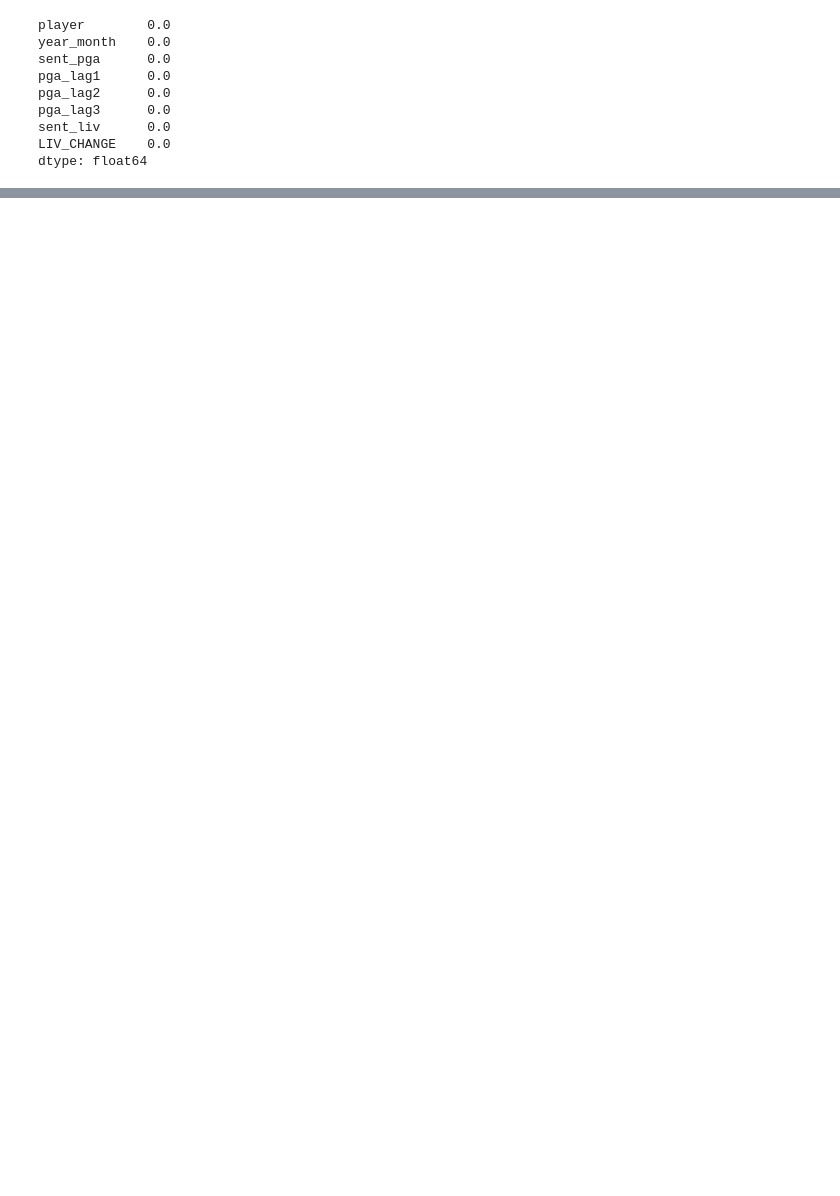
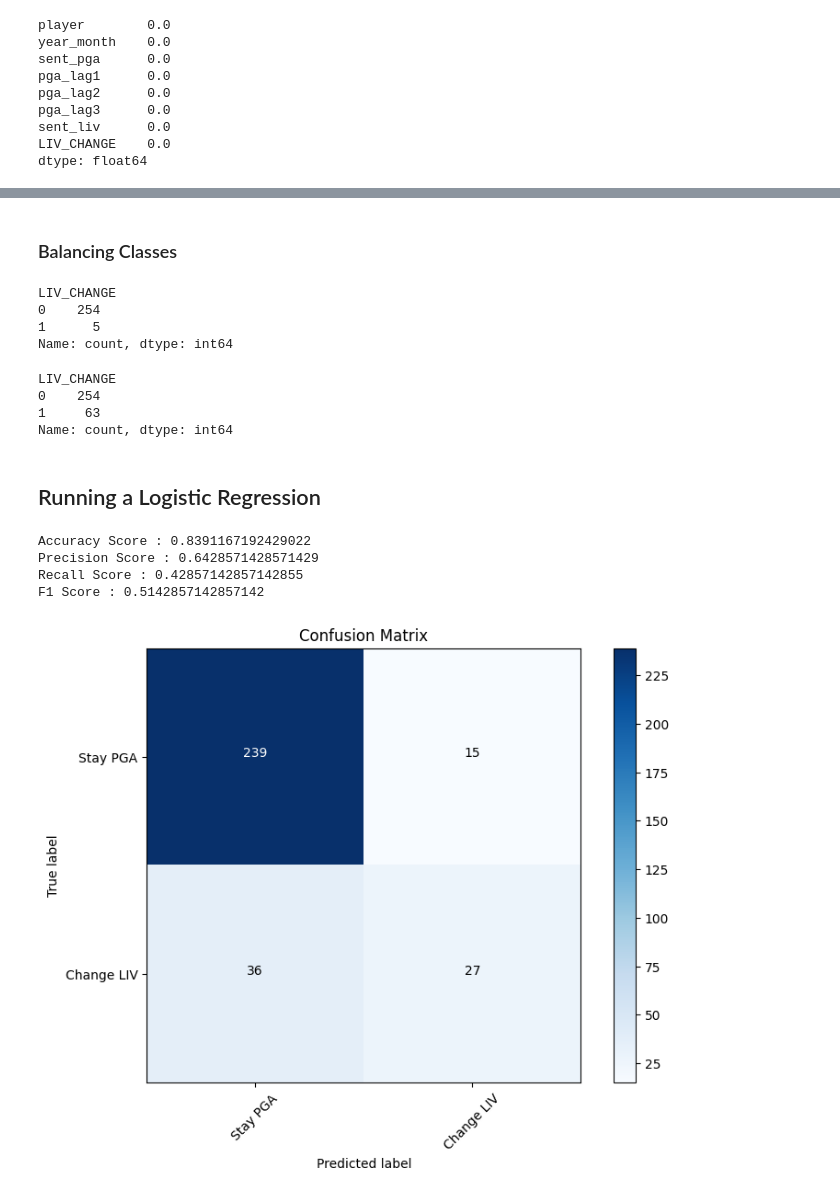
Before and after one commit to mgallon235/pga_liv, a Jupyter notebook: prediction.ipynb, the cells around one changed output, grey strips where cells are left out. Saved outputs shown, nothing was run; the diff lists cells and outputs as text; code cells hidden in the pictures; blank space fills up the shorter version.

Commit message:
predictions

```diff
--- a/prediction.ipynb
+++ b/prediction.ipynb
@@ -101,0 +136,9 @@ X_train, X_val, y_train, y_val = train_test_split(df.drop('LIV_CHANGE', axis=1),
+# %% [markdown]
+### Balancing Classes
+# %%
+ytrain.value_counts()
+# %% [output]
+LIV_CHANGE
+0    254
+1      5
+Name: count, dtype: int64
@@ -102,3 +159,10 @@ X_train, X_val, y_train, y_val = train_test_split(df.drop('LIV_CHANGE', axis=1),
+# %%
+y_train_resampled.value_counts()
+# %% [output]
+LIV_CHANGE
+0    254
+1     63
+Name: count, dtype: int64
 # %%
 ## SCALING
 from sklearn.preprocessing import StandardScaler
@@ -107,19 +171,16 @@ from sklearn.preprocessing import StandardScaler
 scaler = StandardScaler()
 
 # Fit the scaler to your training data and transform it
-X_train_scaled = scaler.fit_transform(X_train)
-
-# Transform your validation data using the scaler fitted on the training data
-X_val_scaled = scaler.transform(X_val)
+X_train_scaled = scaler.fit_transform(X_train_resampled)
+# %% [markdown]
+## Running a Logistic Regression
 # %%
 model = LogisticRegression()
 
-model.fit(X_train_scaled,y_train)
+model.fit(X_train_scaled,y_train_resampled)
 
 # Make predictions
-train_predictions = model.predict(X_train)
-test_predictions = model.predict(X_val)
+train_predictions = model.predict(X_train_scaled)
 
 # calculate probas
-train_predictions_prob = model.predict_proba(X_train)
-test_predictions_prob = model.predict_proba(X_val)
+train_predictions_prob = model.predict_proba(X_train_scaled)
@@ -125,0 +214,43 @@ test_predictions_prob = model.predict_proba(X_val)
+# %%
+# Compute different Evaluation metrics
+from sklearn.metrics import accuracy_score,recall_score,precision_score,f1_score, confusion_matrix
+
+print('Accuracy Score : ' + str(accuracy_score(y_train_resampled,train_predictions)))
+print('Precision Score : ' + str(precision_score(y_train_resampled,train_predictions)))
+print('Recall Score : ' + str(recall_score(y_train_resampled,train_predictions)))
+print('F1 Score : ' + str(f1_score(y_train_resampled,train_predictions)))
+# %% [output]
+Accuracy Score : 0.8391167192429022
+Precision Score : 0.6428571428571429
+Recall Score : 0.42857142857142855
+F1 Score : 0.5142857142857142
+# %%
+# Compute confusion matrix
+cm = confusion_matrix(y_train_resampled, train_predictions)
+
+# Define class labels
+classes = ['Stay PGA', 'Change LIV']
+
+# Plot confusion matrix
+plt.figure(figsize=(8, 6))
+plt.imshow(cm, interpolation='nearest', cmap=plt.cm.Blues)
+plt.title('Confusion Matrix')
+plt.colorbar()
+tick_marks = np.arange(len(classes))
+plt.xticks(tick_marks, classes, rotation=45)
+plt.yticks(tick_marks, classes)
+
+# Fill confusion matrix values
+thresh = cm.max() / 2.
+for i in range(cm.shape[0]):
+    for j in range(cm.shape[1]):
+        plt.text(j, i, format(cm[i, j], 'd'),
+                 horizontalalignment="center",
+                 color="white" if cm[i, j] > thresh else "black")
+
+plt.tight_layout()
+plt.ylabel('True label')
+plt.xlabel('Predicted label')
+plt.show()
+# %% [output]
+[figure, added]
```
Also changed, not shown: parts of 21 cells of this notebook, 3 other files.
